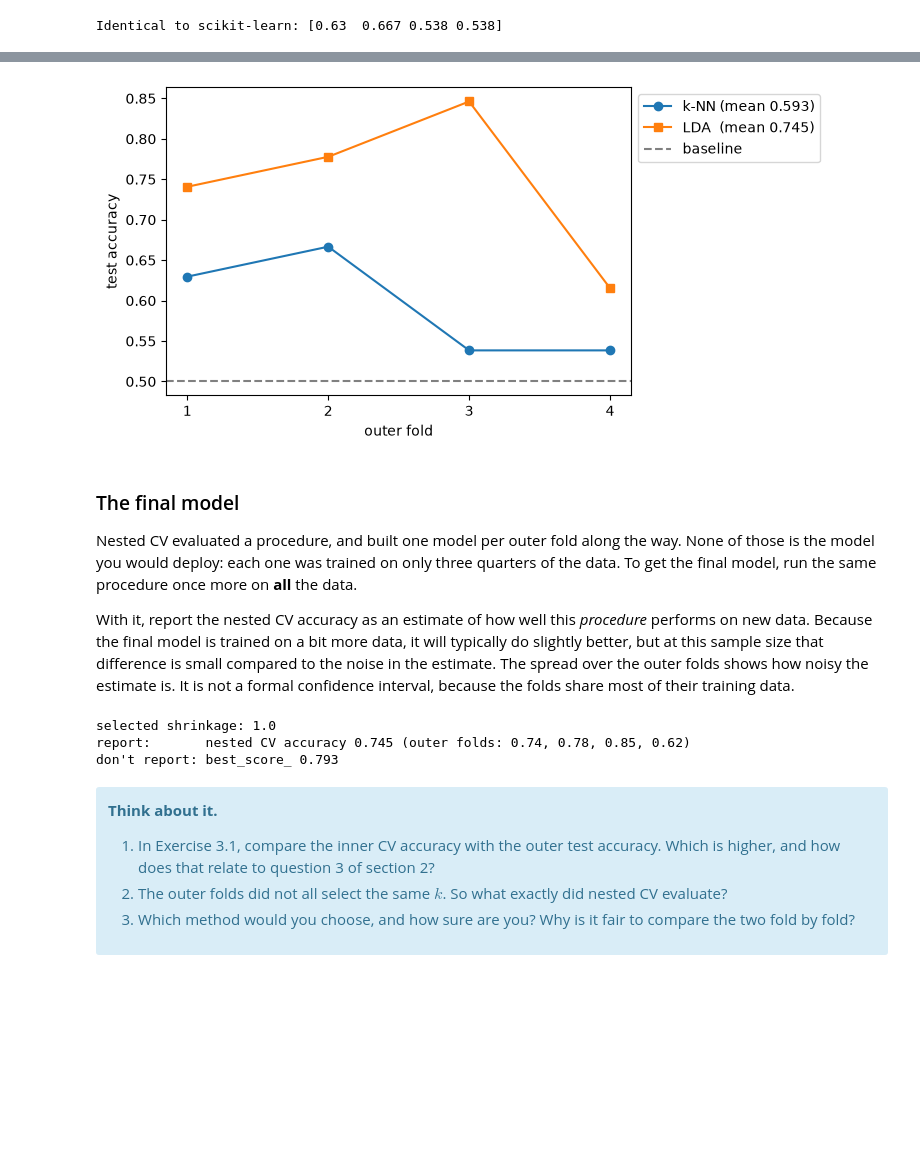
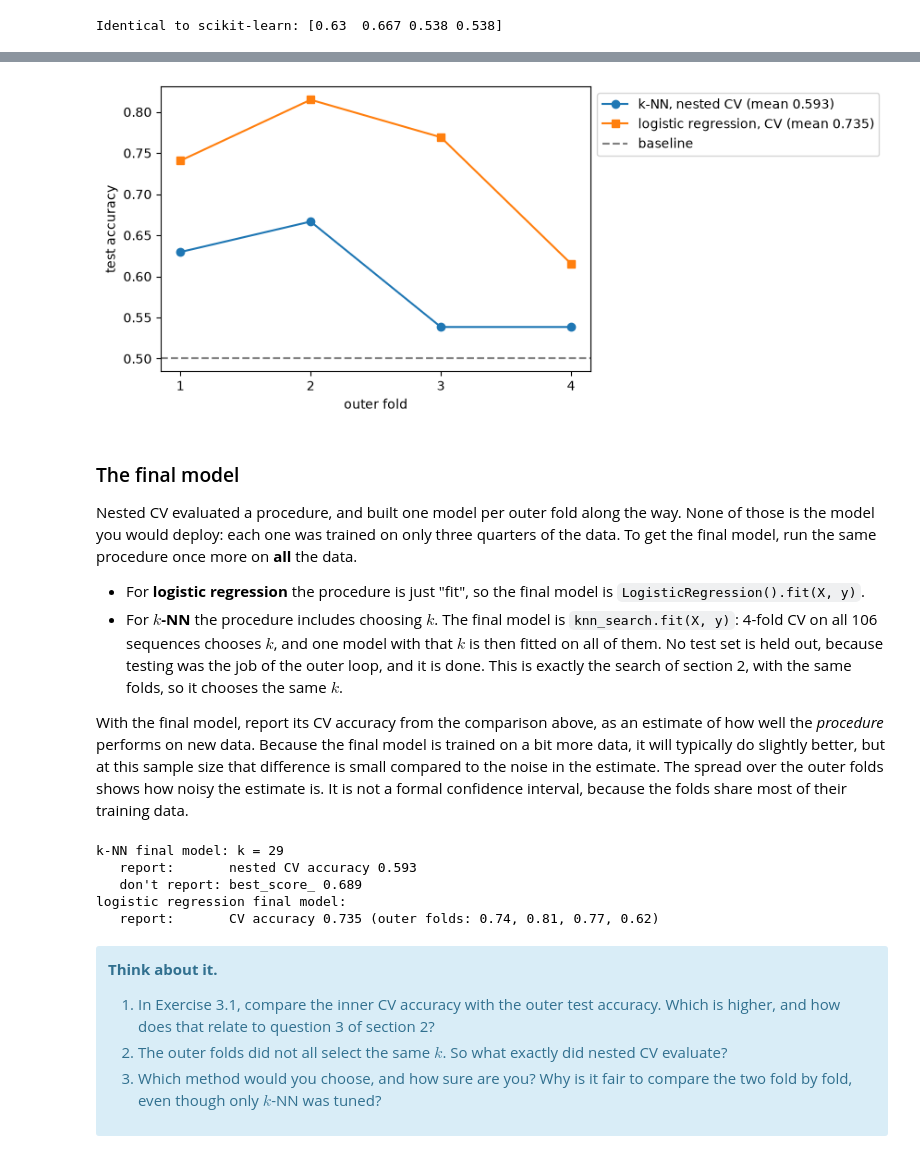
Before and after one commit to BioML-UGent/MLLS, a Jupyter notebook: 05_evaluation/PCLab5_CrossValidation_2026_SOLVED.ipynb, the cells around one changed output, grey strips where cells are left out. Cells and saved outputs as stored; diff of their text form; code cells hidden in the pictures; blank space fills up the shorter version.

```diff
--- a/05_evaluation/PCLab5_CrossValidation_2026_SOLVED.ipynb
+++ b/05_evaluation/PCLab5_CrossValidation_2026_SOLVED.ipynb
@@ -301,18 +297,17 @@ folds.</b>
 # %%
-from sklearn.discriminant_analysis import LinearDiscriminantAnalysis
+from sklearn.linear_model import LogisticRegression
 
-lda_search = GridSearchCV(LinearDiscriminantAnalysis(solver='lsqr'), {'shrinkage': np.linspace(0, 1, 11)}, cv=inner_cv)
-lda_nested = cross_val_score(lda_search, X, y, cv=outer_cv)
+logreg_cv = cross_val_score(LogisticRegression(), X, y, cv=outer_cv)
 
 fig, ax = plt.subplots(figsize=(6, 4))
-ax.plot([1, 2, 3, 4], knn_nested, 'o-', label=f"k-NN (mean {knn_nested.mean():.3f})")
-ax.plot([1, 2, 3, 4], lda_nested, 's-', label=f"LDA  (mean {lda_nested.mean():.3f})")
+ax.plot([1, 2, 3, 4], knn_nested, 'o-', label=f"k-NN, nested CV (mean {knn_nested.mean():.3f})")
+ax.plot([1, 2, 3, 4], logreg_cv, 's-', label=f"logistic regression, CV (mean {logreg_cv.mean():.3f})")
 ax.axhline(0.5, color='gray', linestyle='--', label='baseline')
 ax.set_xticks([1, 2, 3, 4]); ax.set_xlabel("outer fold"); ax.set_ylabel("test accuracy")
 ax.legend(loc='upper left', bbox_to_anchor=(1, 1))
 plt.show()
 # %% [output]
-[figure, old version]
+[figure, new version]
 # %% [markdown]
 ### The final model
 
@@ -320,20 +315,35 @@ Nested CV evaluated a procedure, and built one model per outer fold along the wa
 the model you would deploy: each one was trained on only three quarters of the data. To get the
 final model, run the same procedure once more on **all** the data.
 
-With it, report the nested CV accuracy as an estimate of how well this *procedure* performs on new
-data. Because the final model is trained on a bit more data, it will typically do slightly better,
-but at this sample size that difference is small compared to the noise in the estimate. The
-spread over the outer folds shows how noisy the estimate is. It is not a formal confidence
-interval, because the folds share most of their training data.
+- For **logistic regression** the procedure is just "fit", so the final model is
+  `LogisticRegression().fit(X, y)`.
+- For **$k$-NN** the procedure includes choosing $k$. The final model is
+  `knn_search.fit(X, y)`: 4-fold CV on all 106 sequences chooses $k$, and one model with that $k$
+  is then fitted on all of them. No test set is held out, because testing was the job of the outer
+  loop, and it is done. This is exactly the search of section 2, with the same folds, so it
+  chooses the same $k$.
+
+With the final model, report its CV accuracy from the comparison above, as an estimate of how well
+the *procedure* performs on new data. Because the final model is trained on a bit more data, it
+will typically do slightly better, but at this sample size that difference is small compared to
+the noise in the estimate. The spread over the outer folds shows how noisy the estimate is. It is
+not a formal confidence interval, because the folds share most of their training data.
-# %%
-final_model = lda_search.fit(X, y)
-print(f"selected shrinkage: {final_model.best_params_['shrinkage']:.1f}")
-print(f"report:       nested CV accuracy {lda_nested.mean():.3f} (outer folds: {', '.join(f'{s:.2f}' for s in lda_nested)})")
-print(f"don't report: best_score_ {final_model.best_score_:.3f}")
-# %% [output]
-selected shrinkage: 1.0
-report:       nested CV accuracy 0.745 (outer folds: 0.74, 0.78, 0.85, 0.62)
-don't report: best_score_ 0.793
+# %%
+knn_search = GridSearchCV(KNeighborsClassifier(), {'n_neighbors': ks}, cv=inner_cv)
+knn_final = knn_search.fit(X, y)
+print(f"k-NN final model: k = {knn_final.best_params_['n_neighbors']}")
+print(f"   report:       nested CV accuracy {knn_nested.mean():.3f}")
+print(f"   don't report: best_score_ {knn_final.best_score_:.3f}")
+
+logreg_final = LogisticRegression().fit(X, y)
+print(f"logistic regression final model:")
+print(f"   report:       CV accuracy {logreg_cv.mean():.3f} (outer folds: {', '.join(f'{s:.2f}' for s in logreg_cv)})")
+# %% [output]
+k-NN final model: k = 29
+   report:       nested CV accuracy 0.593
+   don't report: best_score_ 0.689
+logistic regression final model:
+   report:       CV accuracy 0.735 (outer folds: 0.74, 0.81, 0.77, 0.62)
 # %% [markdown]
 <div class="alert alert-info">
 
@@ -343,7 +353,7 @@ don't report: best_score_ 0.793
    and how does that relate to question 3 of section 2?
 2. The outer folds did not all select the same $k$. So what exactly did nested CV evaluate?
 3. Which method would you choose, and how sure are you? Why is it fair to compare the two
-   fold by fold?
+   fold by fold, even though only $k$-NN was tuned?
 </div>
 # %% [markdown]
 **Answer.** 1. The inner score is higher in 3 of the 4 folds: 0.68 against 0.59 on average. That is the optimism from section 2, question 3. The inner score was used to choose $k$, while the outer test fold is used only once, after the choice. Only the outer score is free of the selection.
```
Also changed, not shown: parts of 4 cells of this notebook, 1 other file.
